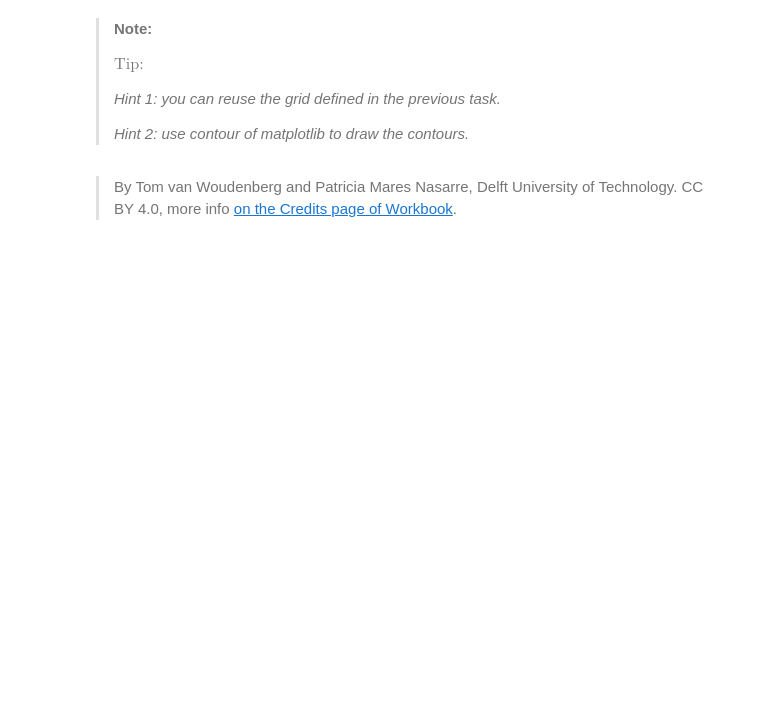
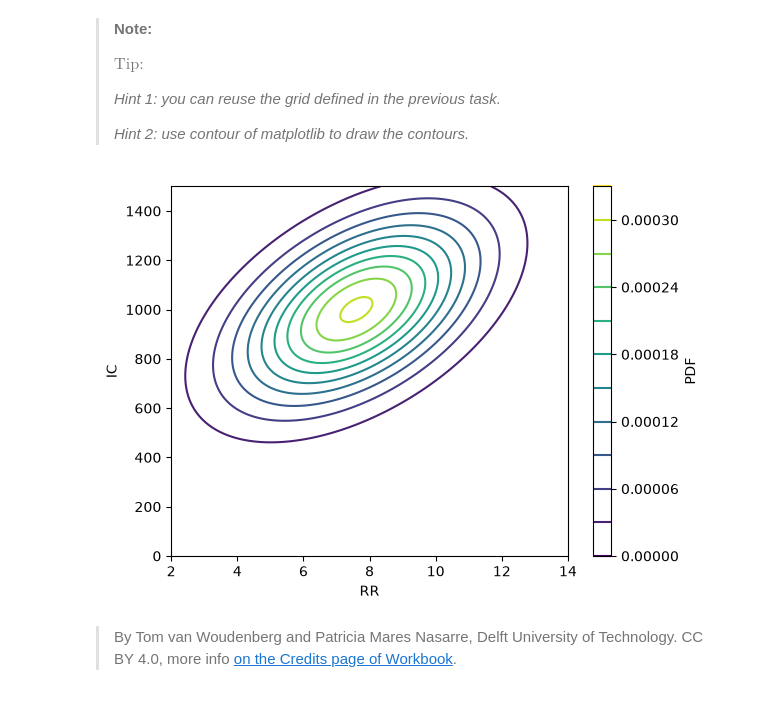
Before and after one commit to panoir/PA1.5, a Jupyter notebook: scipy_statcs_3d_plots.ipynb, the cells around one changed output. Drawn from its saved outputs; the diff is of its cells as text; code cells hidden in the pictures; blank space fills up the shorter version.

```diff
--- a/scipy_statcs_3d_plots.ipynb
+++ b/scipy_statcs_3d_plots.ipynb
@@ -130,2 +197,10 @@ Z = multivariate_normal(mean=mu, cov=sigma).pdf(X)
+# %%
+plt.contour(X1, X2, mesh_plot1, levels=10)
+plt.colorbar(label="PDF")
+plt.xlabel("RR")
+plt.ylabel("IC")
+plt.show()
+# %% [output]
+[figure, added]
 # %% [markdown]
 > By Tom van Woudenberg and Patricia Mares Nasarre, Delft University of Technology. CC BY 4.0, more info [on the Credits page of Workbook](https://mude.citg.tudelft.nl/workbook-2026/credits.html).
```
Also changed, not shown: parts of 8 cells of this notebook.
